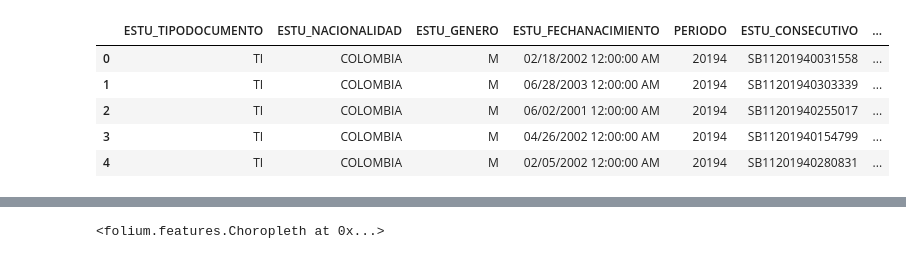
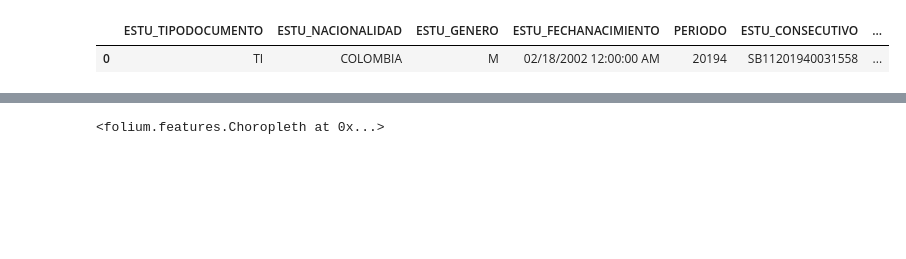
Before and after one commit to Juan-Salazar-Saenz/Geo, a Jupyter notebook: Entregable2..ipynb, the cells around one changed output, grey strips where cells are left out. Drawn from its saved outputs; the diff is of its cells as text; code cells hidden in the pictures; blank space fills up the shorter version.

```diff
--- a/Entregable2..ipynb
+++ b/Entregable2..ipynb
@@ -3,14 +3,10 @@ import pandas as pd
 # %%
 pd.set_option('display.max_columns', None)
 df_icfes = pd.read_csv('Saber_11_2019-2.csv')
-df_icfes.head()
+df_icfes.head(1)
 # %% [output]
 |  | ESTU_TIPODOCUMENTO | ESTU_NACIONALIDAD | ESTU_GENERO | ESTU_FECHANACIMIENTO | PERIODO | ESTU_CONSECUTIVO | ... |
 | 0 | TI | COLOMBIA | M | 02/18/2002 12:00:00 AM | 20194 | SB11201940031558 | ... |
-| 1 | TI | COLOMBIA | M | 06/28/2003 12:00:00 AM | 20194 | SB11201940303339 | ... |
-| 2 | TI | COLOMBIA | M | 06/02/2001 12:00:00 AM | 20194 | SB11201940255017 | ... |
-| 3 | TI | COLOMBIA | M | 04/26/2002 12:00:00 AM | 20194 | SB11201940154799 | ... |
-| 4 | TI | COLOMBIA | M | 02/05/2002 12:00:00 AM | 20194 | SB11201940280831 | ... |
 # %%
 import folium
 from folium import plugins
```
Also changed, not shown: parts of 3 cells of this notebook, 3 other files.
